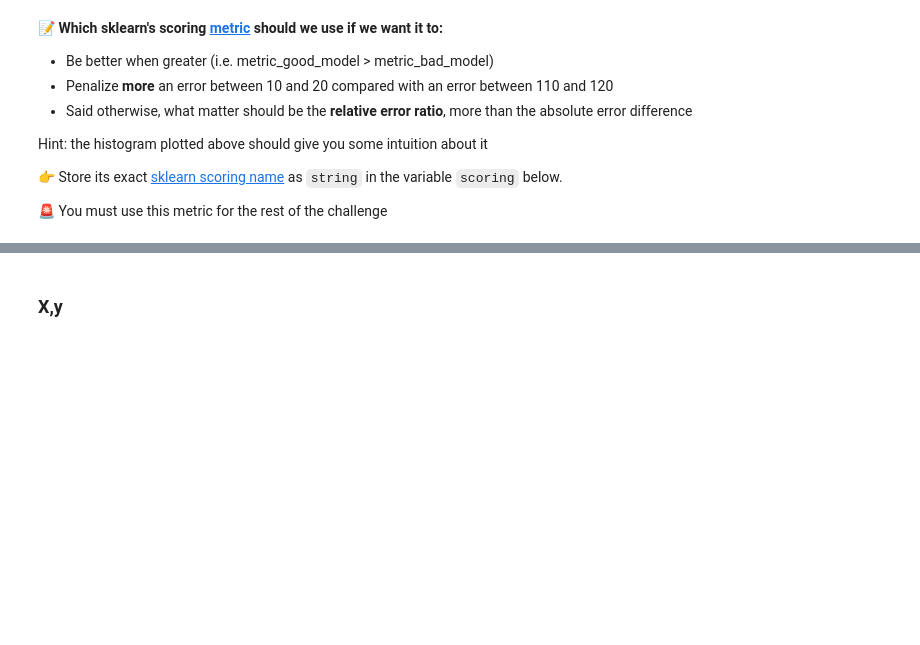
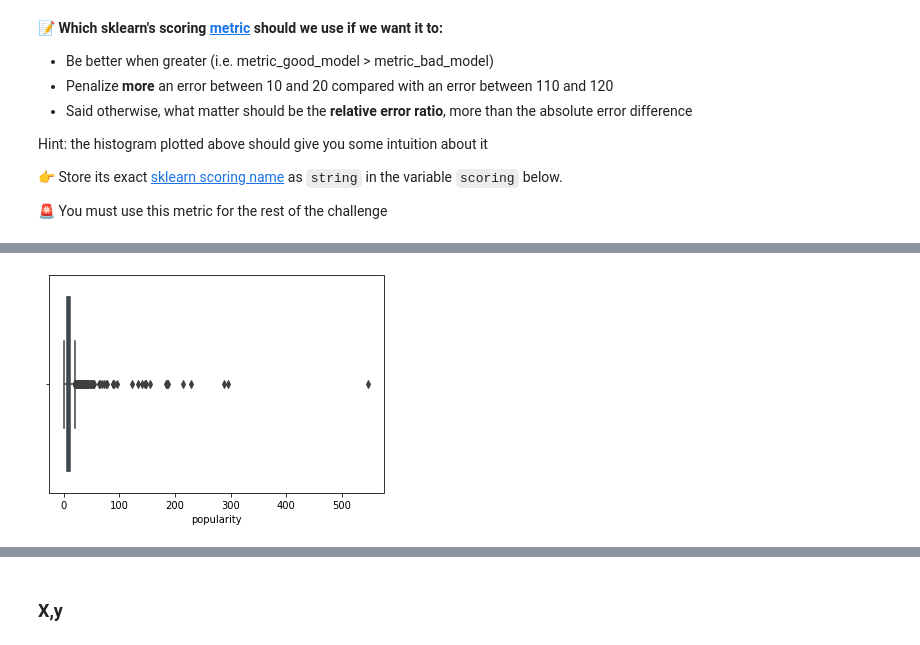
Before and after one commit to alexisgourdol/data-certification-exam, a Jupyter notebook: machine_learning/TV_popularity_predictor.ipynb, the cells around one changed output, grey strips where cells are left out. Saved outputs shown, nothing was run; the diff lists cells and outputs as text; code cells hidden in the pictures; blank space fills up the shorter version.

```diff
--- a/machine_learning/TV_popularity_predictor.ipynb
+++ b/machine_learning/TV_popularity_predictor.ipynb
@@ -152,0 +172,4 @@ Hint: the histogram plotted above should give you some intuition about it
+# %%
+sns.boxplot(x=data.popularity);
+# %% [output]
+[figure, added]
```
Also changed, not shown: parts of 32 cells of this notebook, 2 other files.
